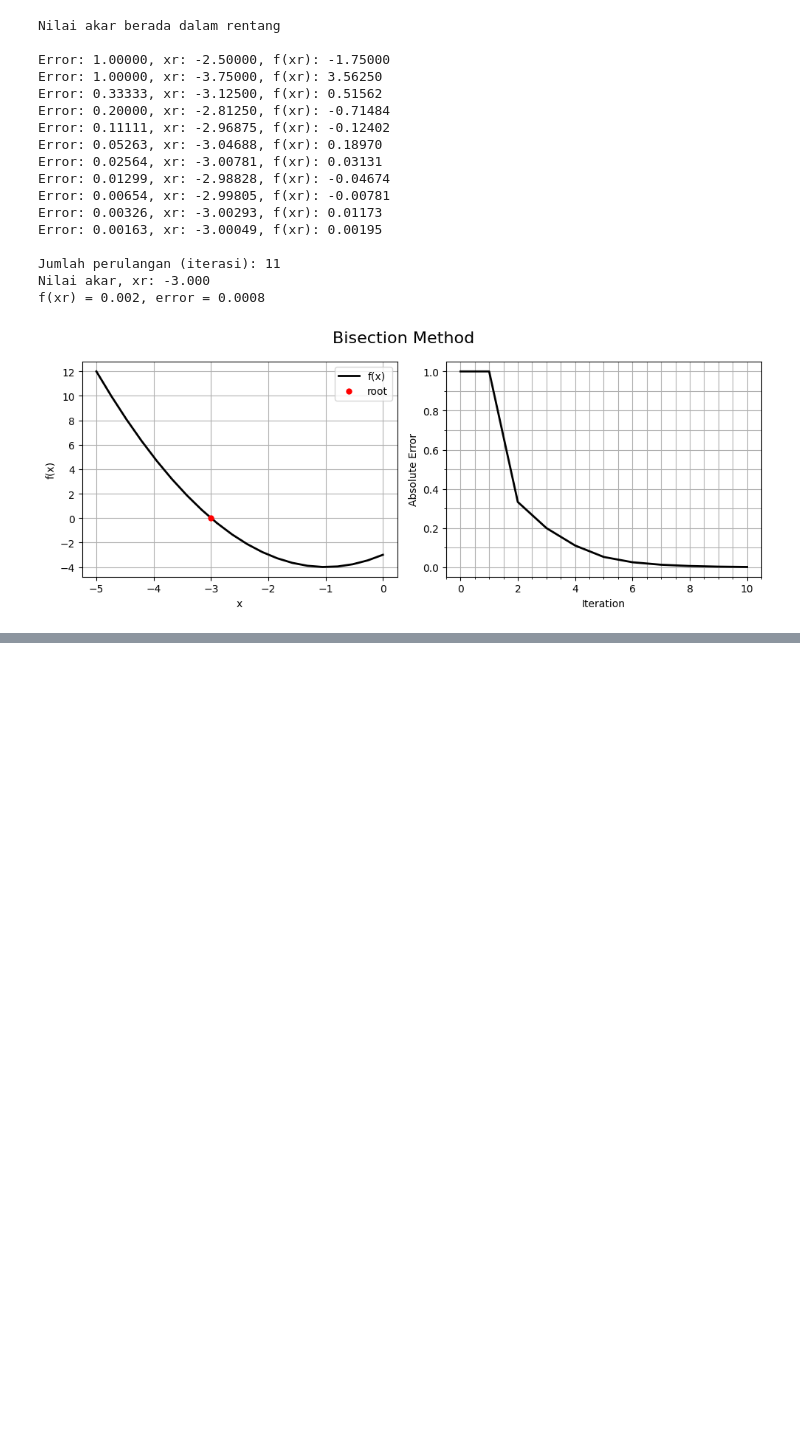
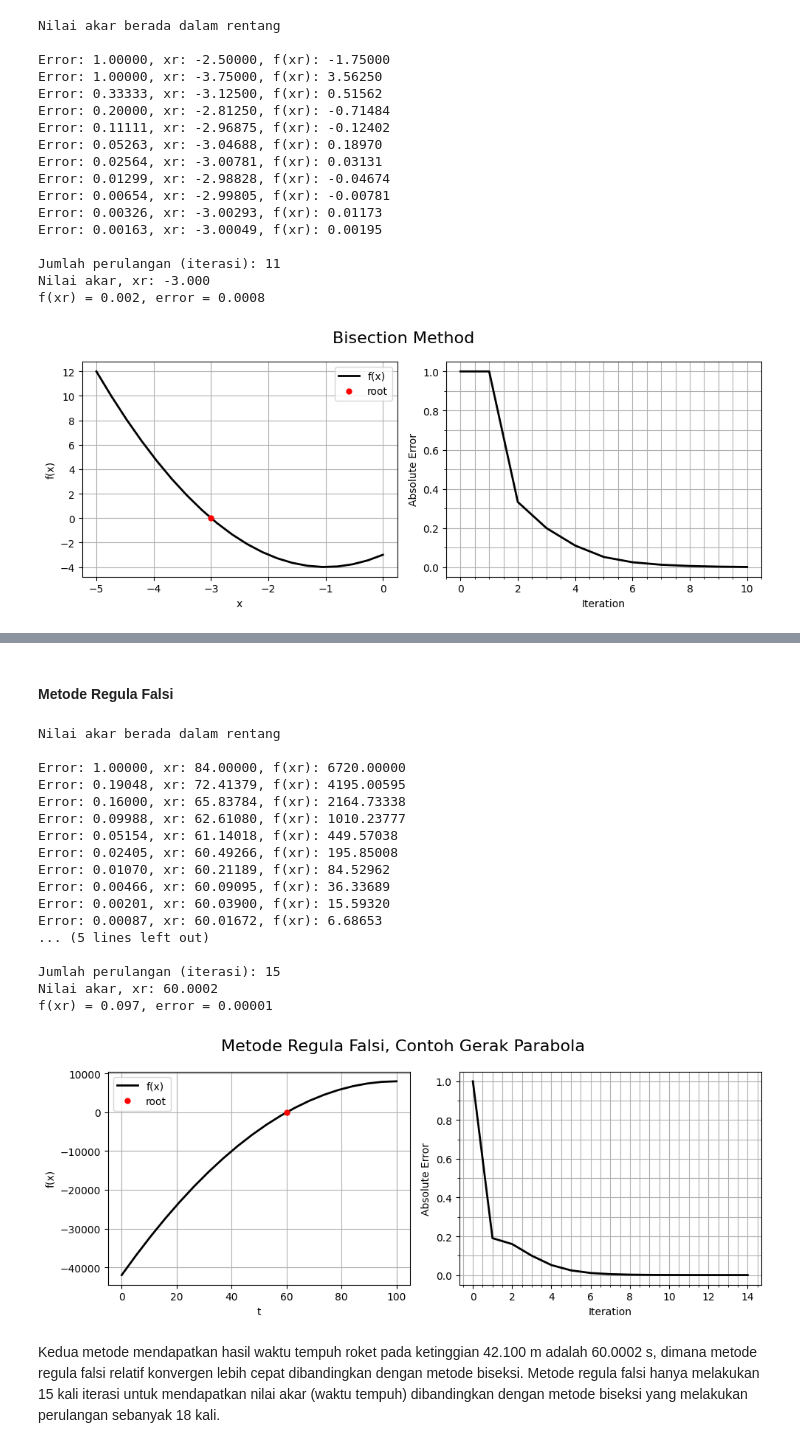
Before and after one commit to auliakhalqillah/akbook, a Jupyter notebook: docs/source/03_Pendekatan_Tertutup.ipynb, the cells around one changed output, grey strips where cells are left out. Drawn from its saved outputs; the diff is of its cells as text; code cells hidden in the pictures; blank space fills up the shorter version.

```diff
--- a/docs/source/03_Pendekatan_Tertutup.ipynb
+++ b/docs/source/03_Pendekatan_Tertutup.ipynb
@@ -154,0 +365,75 @@ f(xr) = 0.002, error = 0.0008
+# %% [markdown]
+#### Metode Regula Falsi
+# %%
+# Metode Regula Falsi, contoh kasus gerak parabola
+# input batas akar
+xi = 0 # batas awal
+xf = 100 # batas akhir
+
+# nilai toleransi error
+tol = 1e-5
+error = 1
+
+# jumlah iterasi awal
+iter = 0
+
+# definisikan fungsi kuadrat
+f = lambda t : (-0.5*10)*(t**2) + 1000*t - 42000
+
+iteration, errors = [], []
+if (f(xi) * f(xf)) < 0:
+  print()
+  print("Nilai akar berada dalam rentang")
+  print()
+
+  while error > tol:
+    iteration.append(iter)
+    errors.append(error)
+    # hitung estimasi nilai akar awal
+    xr = xi - ((f(xi)*(xf - xi))/(f(xf) - f(xi)))
+
+    if f(xr) == 0:
+      x_old = xr
+      error = 0
+      print(f"Error: {error:.5f}, xr: {xr:.5f}, f(xr): {f(xr):.5f}")
+      iter += 1
+      break
+    elif f(xi) * f(xr) < 0:
+      x_old, xf = xf, xr
+    elif f(xi) * f(xr) > 0:
+      x_old, xi = xi, xr
+
+    print(f"Error: {error:.5f}, xr: {xr:.5f}, f(xr): {f(xr):.5f}")
+    error = cal_absolute_error(xr,x_old)
+
+    iter += 1
+  print()
+  print(f"Jumlah perulangan (iterasi): {iter}")
+  print(f"Nilai akar, xr: {xr:.4f}")
+  print(f"f(xr) = {f(xr):.3f}, error = {error:.5f}")
+else:
+  print("Masukan batas nilai yang baru")
+
+# Plot grafik
+plot_graphic(0,100,f, xr, iteration, errors, title='Metode Regula Falsi, Contoh Gerak Parabola', xlabel='t')
+# %% [output]
+Nilai akar berada dalam rentang
+
+Error: 1.00000, xr: 84.00000, f(xr): 6720.00000
+Error: 0.19048, xr: 72.41379, f(xr): 4195.00595
+Error: 0.16000, xr: 65.83784, f(xr): 2164.73338
+Error: 0.09988, xr: 62.61080, f(xr): 1010.23777
+Error: 0.05154, xr: 61.14018, f(xr): 449.57038
+Error: 0.02405, xr: 60.49266, f(xr): 195.85008
+Error: 0.01070, xr: 60.21189, f(xr): 84.52962
+Error: 0.00466, xr: 60.09095, f(xr): 36.33689
+Error: 0.00201, xr: 60.03900, f(xr): 15.59320
+Error: 0.00087, xr: 60.01672, f(xr): 6.68653
+... (5 lines left out)
+
+Jumlah perulangan (iterasi): 15
+Nilai akar, xr: 60.0002
+f(xr) = 0.097, error = 0.00001
+[figure, added]
+# %% [markdown]
+Kedua metode mendapatkan hasil waktu tempuh roket pada ketinggian 42.100 m adalah 60.0002 s, dimana metode regula falsi relatif konvergen lebih cepat dibandingkan dengan metode biseksi. Metode regula falsi hanya melakukan 15 kali iterasi untuk mendapatkan nilai akar (waktu tempuh) dibandingkan dengan metode biseksi yang melakukan perulangan sebanyak 18 kali.
```
Also changed, not shown: parts of 6 cells of this notebook.
